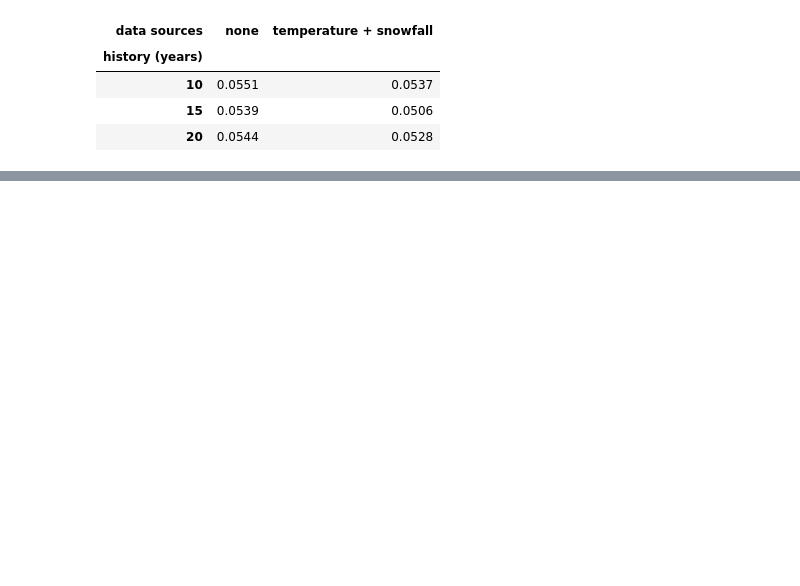
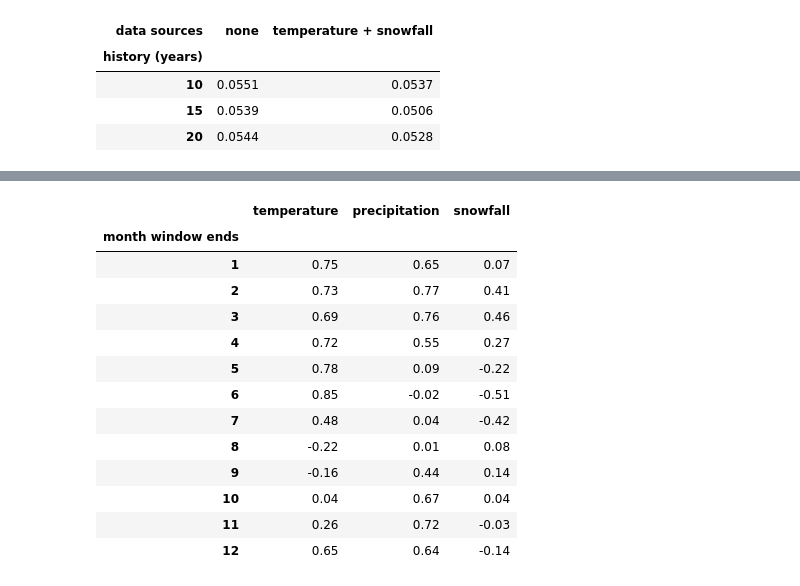
Before and after one commit to Knutis1/IND320_Application, a Jupyter notebook: App/notebooks/Task4.ipynb, the cells around one changed output, grey strips where cells are left out. Cells and saved outputs as stored; diff of their text form; code cells hidden in the pictures; blank space fills up the shorter version.

```diff
--- a/App/notebooks/Task4.ipynb
+++ b/App/notebooks/Task4.ipynb
@@ -491,0 +624,17 @@ display(pd.DataFrame(rows).pivot(index="history (years)", columns="data sources"
+# %%
+sys.path.insert(0, "..")        # so modules.analysis can be imported the same way as in the app
+from modules.analysis import lag_scan, sliding_window_correlation
+
+# Weekly filling level for NO3 from 2010 (same period as the weather) and its weekly change
+fill_weekly = fill_no3.asfreq("W-SUN").interpolate().loc["2010":]
+reservoir = {"weekly change": fill_weekly.diff(), "filling level": fill_weekly}
+
+# For each pair: correlation with no lag, and the lag (-26..26 weeks) with the strongest correlation
+rows = []
+for res_name, res in reservoir.items():
+    for var in weather_weekly.columns:
+        scan = lag_scan(weather_weekly[var], res)
+        best = scan.abs().idxmax()
+        rows.append({"reservoir": res_name, "weather": var, "lag 0": round(scan[0], 2),
+                     "strongest lag (weeks)": best, "correlation there": round(scan[best], 2)})
+display(pd.DataFrame(rows))
@@ -491,0 +651,23 @@ display(pd.DataFrame(rows).pivot(index="history (years)", columns="data sources"
+# %%
+# How the connection changes through the year: mean correlation of 13-week windows,
+# grouped by the month the window ends in (weekly change in filling level, lag 0)
+seasonal = {}
+for var in ["temperature", "precipitation", "snowfall"]:
+    d = sliding_window_correlation(weather_weekly[var], fill_weekly.diff(), window=13, lag=0)
+    seasonal[var] = d["correlation"].groupby(d.index.month).mean().round(2)
+display(pd.DataFrame(seasonal).rename_axis("month window ends"))
+# %% [output]
+|  | temperature | precipitation | snowfall |
+| month window ends |  |  |  |
+| 1 | 0.75 | 0.65 | 0.07 |
+| 2 | 0.73 | 0.77 | 0.41 |
+| 3 | 0.69 | 0.76 | 0.46 |
+| 4 | 0.72 | 0.55 | 0.27 |
+| 5 | 0.78 | 0.09 | -0.22 |
+| 6 | 0.85 | -0.02 | -0.51 |
+| 7 | 0.48 | 0.04 | -0.42 |
+| 8 | -0.22 | 0.01 | 0.08 |
+| 9 | -0.16 | 0.44 | 0.14 |
+| 10 | 0.04 | 0.67 | 0.04 |
+| 11 | 0.26 | 0.72 | -0.03 |
+| 12 | 0.65 | 0.64 | -0.14 |
```
Also changed, not shown: parts of 31 cells of this notebook, 17 other files.
